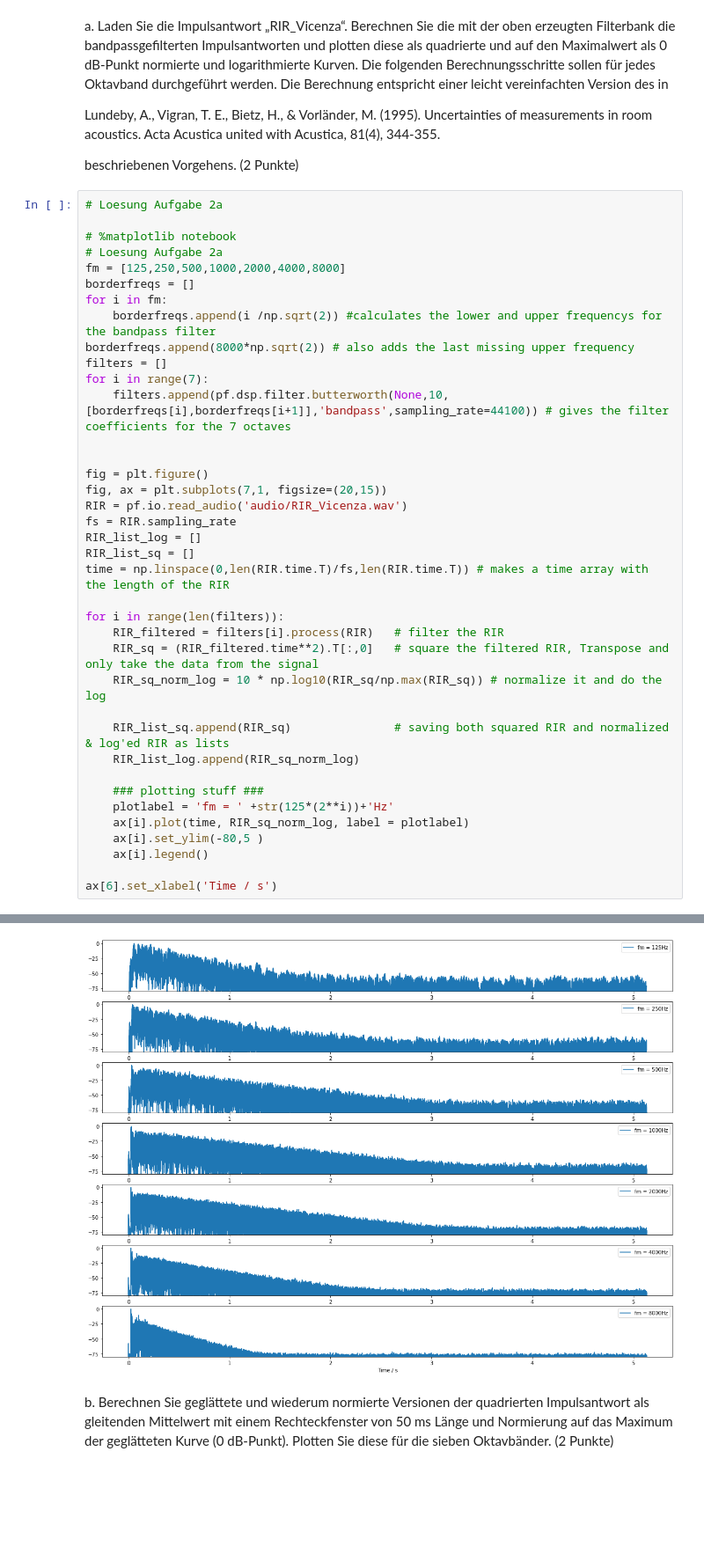
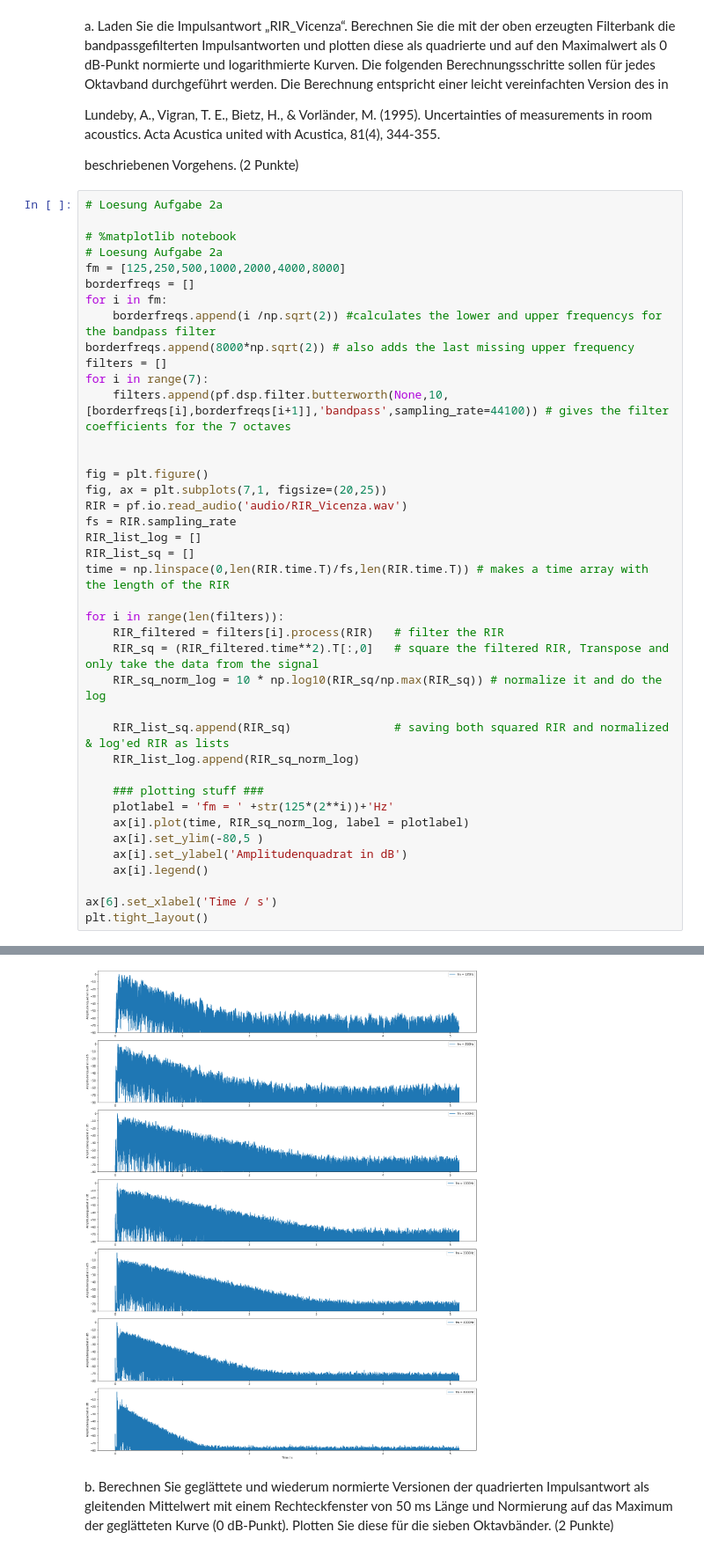
Before and after one commit to ChristianScheer97/Raumakustik_Hausaufgabe_-, a Jupyter notebook: Raumakustik_Hausaufgabe1.ipynb, the cells around one changed output, grey strips where cells are left out. Shown at 88% size. Drawn from its saved outputs; the diff is of its cells as text; blank space fills up the shorter version.

```diff
--- a/Raumakustik_Hausaufgabe1.ipynb
+++ b/Raumakustik_Hausaufgabe1.ipynb
@@ -132,7 +132,7 @@ for i in range(7):
 
 
 fig = plt.figure()
-fig, ax = plt.subplots(7,1, figsize=(20,15))
+fig, ax = plt.subplots(7,1, figsize=(20,25))
 RIR = pf.io.read_audio('audio/RIR_Vicenza.wav')
 fs = RIR.sampling_rate
 RIR_list_log = []
@@ -151,7 +151,9 @@ for i in range(len(filters)):
     plotlabel = 'fm = ' +str(125*(2**i))+'Hz'
     ax[i].plot(time, RIR_sq_norm_log, label = plotlabel)
     ax[i].set_ylim(-80,5 )
+    ax[i].set_ylabel('Amplitudenquadrat in dB')
     ax[i].legend()
 
 ax[6].set_xlabel('Time / s')
+plt.tight_layout()
 # %% [output]
@@ -160,4 +161,4 @@ Text(0.5, 0, 'Time / s')
-[figure, old version]
+[figure, new version]
 # %% [markdown]
 b. Berechnen Sie geglättete und wiederum normierte Versionen der quadrierten Impulsantwort als gleitenden Mittelwert mit einem Rechteckfenster von 50 ms Länge und Normierung auf das Maximum der geglätteten Kurve (0 dB-Punkt). Plotten Sie diese für die sieben Oktavbänder. (2 Punkte)
 # %%
```
Also changed, not shown: parts of 4 cells of this notebook.
